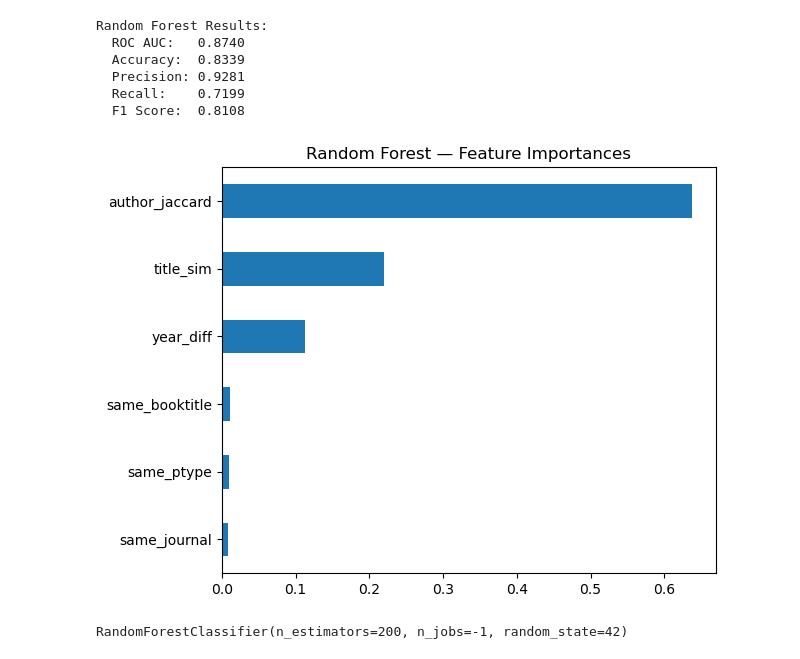
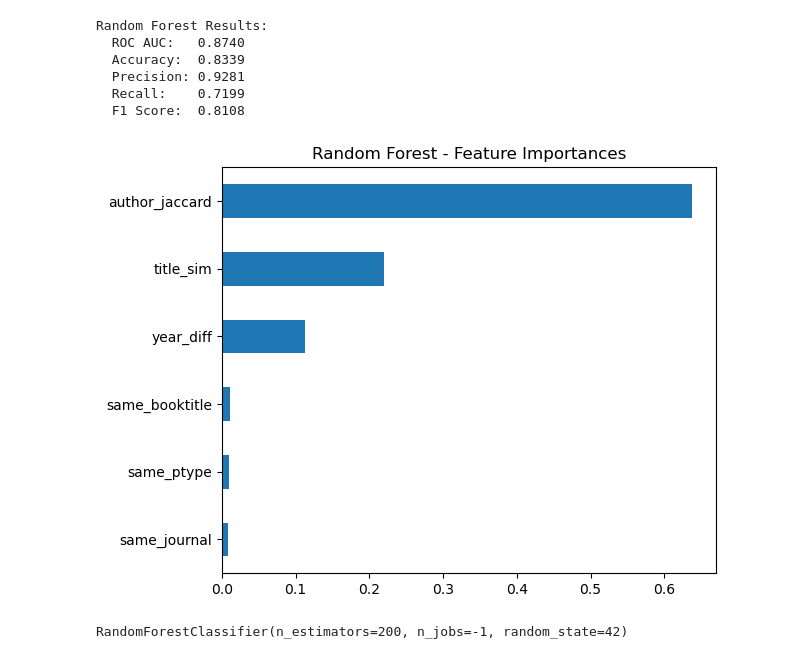
Before and after one commit to nagliskaro/big_data_g2, a Jupyter notebook: eda.ipynb, the cells around one changed output. Saved outputs shown, nothing was run; the diff lists cells and outputs as text; code cells hidden in the pictures.

```diff
--- a/eda.ipynb
+++ b/eda.ipynb
@@ -1627,11 +1627,11 @@ Random Forest Results:
 # %%
 importances = pd.Series(rf.feature_importances_, index=features).sort_values()
 importances.plot(kind="barh")
-plt.title("Random Forest — Feature Importances")
+plt.title("Random Forest - Feature Importances")
 plt.tight_layout()
 plt.show()
 # %% [output]
-[figure, old version]
+[figure, new version]
 # %%
 # retrain on the full training set
 rf_full = RandomForestClassifier(
```
Also changed, not shown: parts of 11 cells of this notebook, 1 other file.
